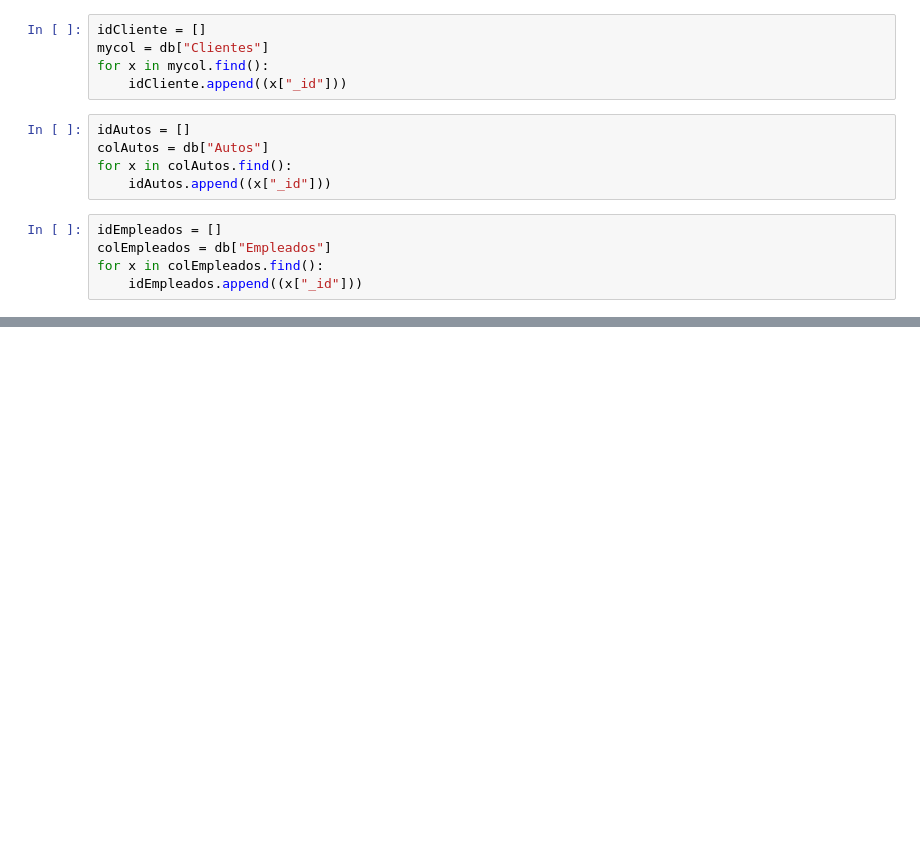
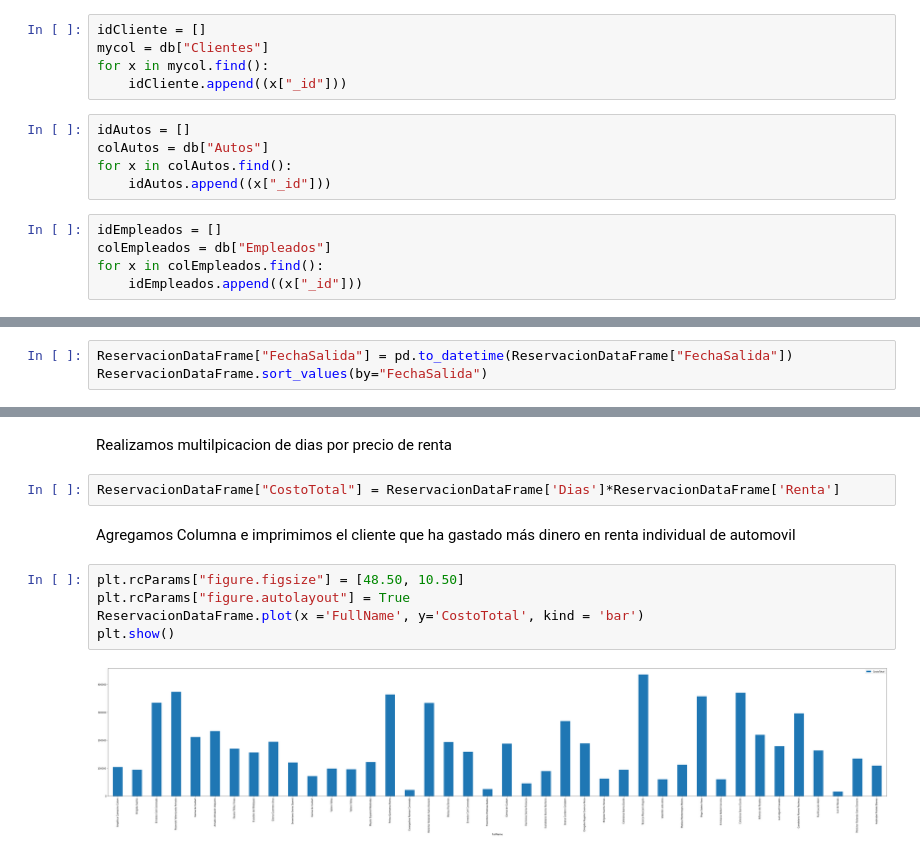
Before and after one commit to fitomx19/PyMongoAutos, a Jupyter notebook: AgenciaAutos.ipynb, the cells around one changed output, grey strips where cells are left out. Saved outputs shown, nothing was run; the diff lists cells and outputs as text; blank space fills up the shorter version.

```diff
--- a/AgenciaAutos.ipynb
+++ b/AgenciaAutos.ipynb
@@ -223,0 +461,3 @@ TypeError: unsupported operand type(s) for +: 'int' and 'ObjectId'
+# %%
+ReservacionDataFrame["FechaSalida"] = pd.to_datetime(ReservacionDataFrame["FechaSalida"])
+ReservacionDataFrame.sort_values(by="FechaSalida")
@@ -223,0 +545,13 @@ TypeError: unsupported operand type(s) for +: 'int' and 'ObjectId'
+# %% [markdown]
+Realizamos multilpicacion de dias por precio de renta
+# %%
+ReservacionDataFrame["CostoTotal"] = ReservacionDataFrame['Dias']*ReservacionDataFrame['Renta']
+# %% [markdown]
+Agregamos Columna e imprimimos el cliente que ha gastado más dinero en renta individual de automovil
+# %%
+plt.rcParams["figure.figsize"] = [48.50, 10.50]
+plt.rcParams["figure.autolayout"] = True
+ReservacionDataFrame.plot(x ='FullName', y='CostoTotal', kind = 'bar')
+plt.show()
+# %% [output]
+[figure, added]
```
Also changed, not shown: parts of 59 cells of this notebook, 2 other files.
